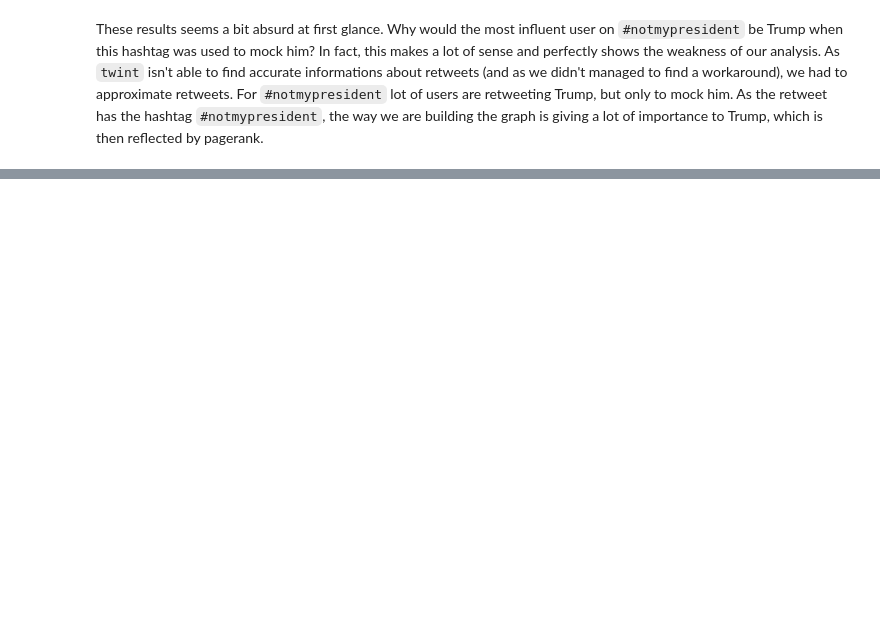
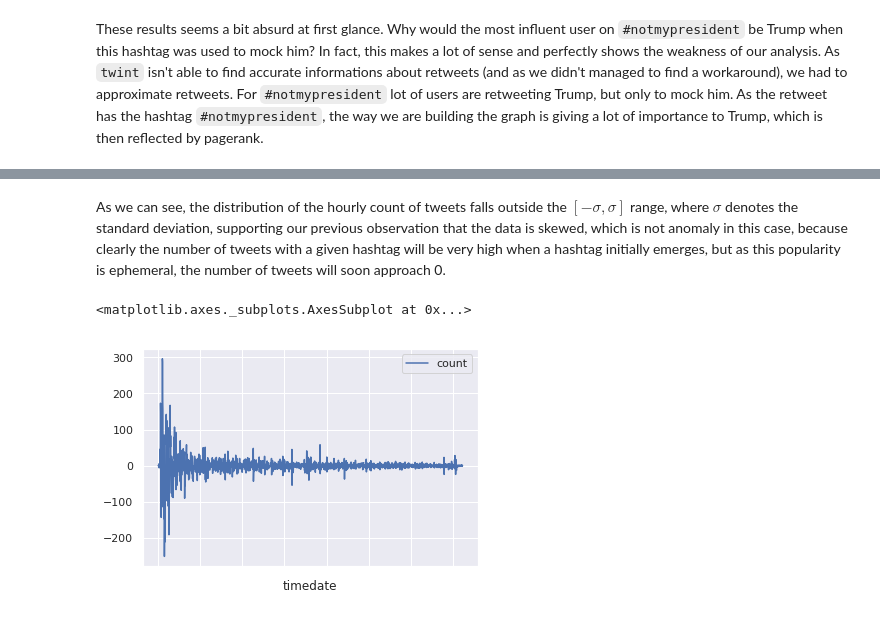
Before and after one commit to poechsel/ADA-project, a Jupyter notebook: analysis.ipynb, the cells around one changed output, grey strips where cells are left out. Drawn from its saved outputs; the diff is of its cells as text; code cells hidden in the pictures; blank space fills up the shorter version.

```diff
--- a/analysis.ipynb
+++ b/analysis.ipynb
@@ -1203,0 +1414,10 @@ These results seems a bit absurd at first glance. Why would the most influent us
+# %% [markdown]
+As we can see, the distribution of the hourly count of tweets falls outside the $[-\sigma,\sigma]$ range,
+where $\sigma$ denotes the standard deviation, supporting our previous observation that the data is skewed, which
+is not anomaly in this case, because clearly the number of tweets with a given hashtag will be very high when a hashtag
+initially emerges, but as this popularity is ephemeral, the number of tweets will soon approach 0.
+# %%
+df1.diff().plot()
+# %% [output]
+<matplotlib.axes._subplots.AxesSubplot at 0x...>
+[figure, added]
```
Also changed, not shown: parts of 56 cells of this notebook.
